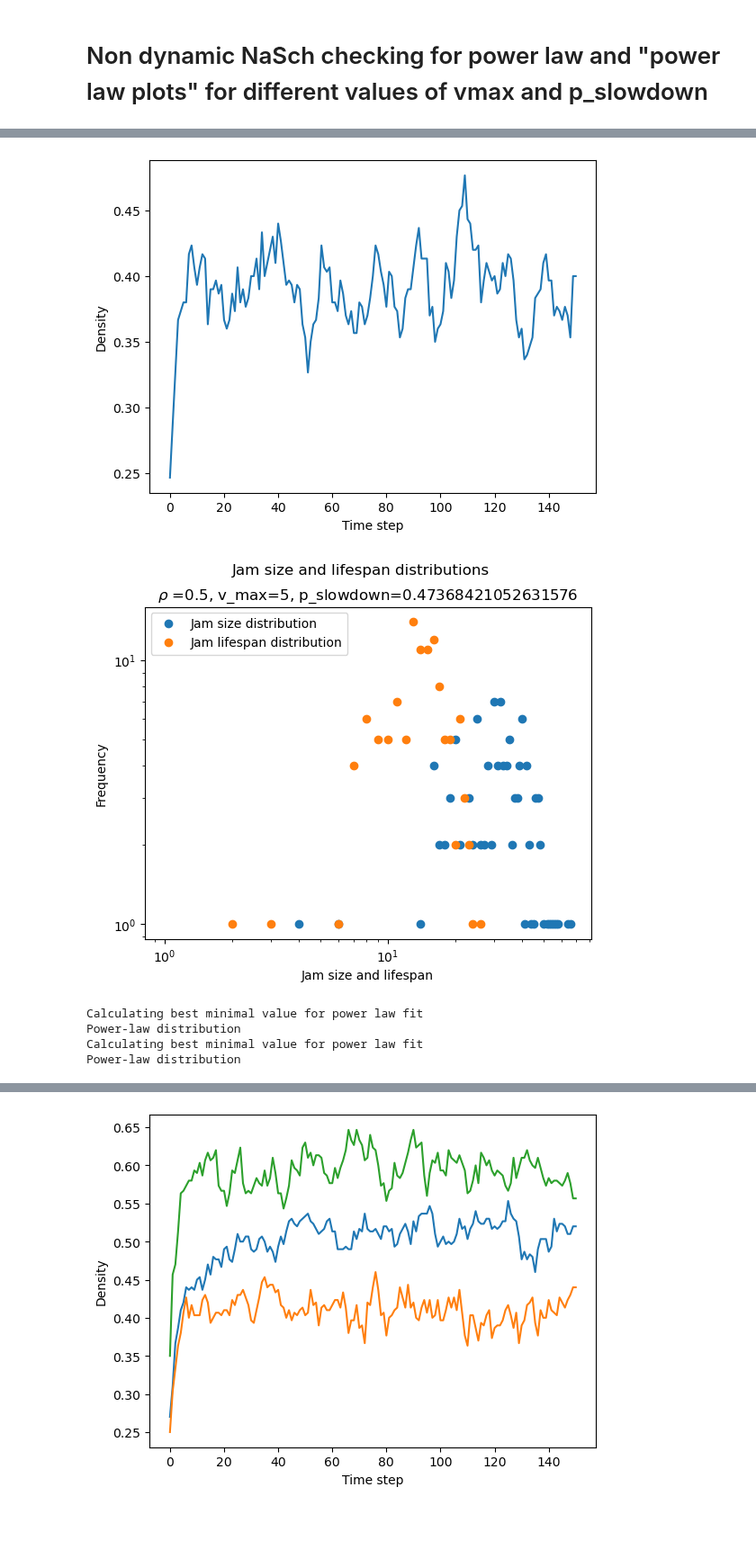
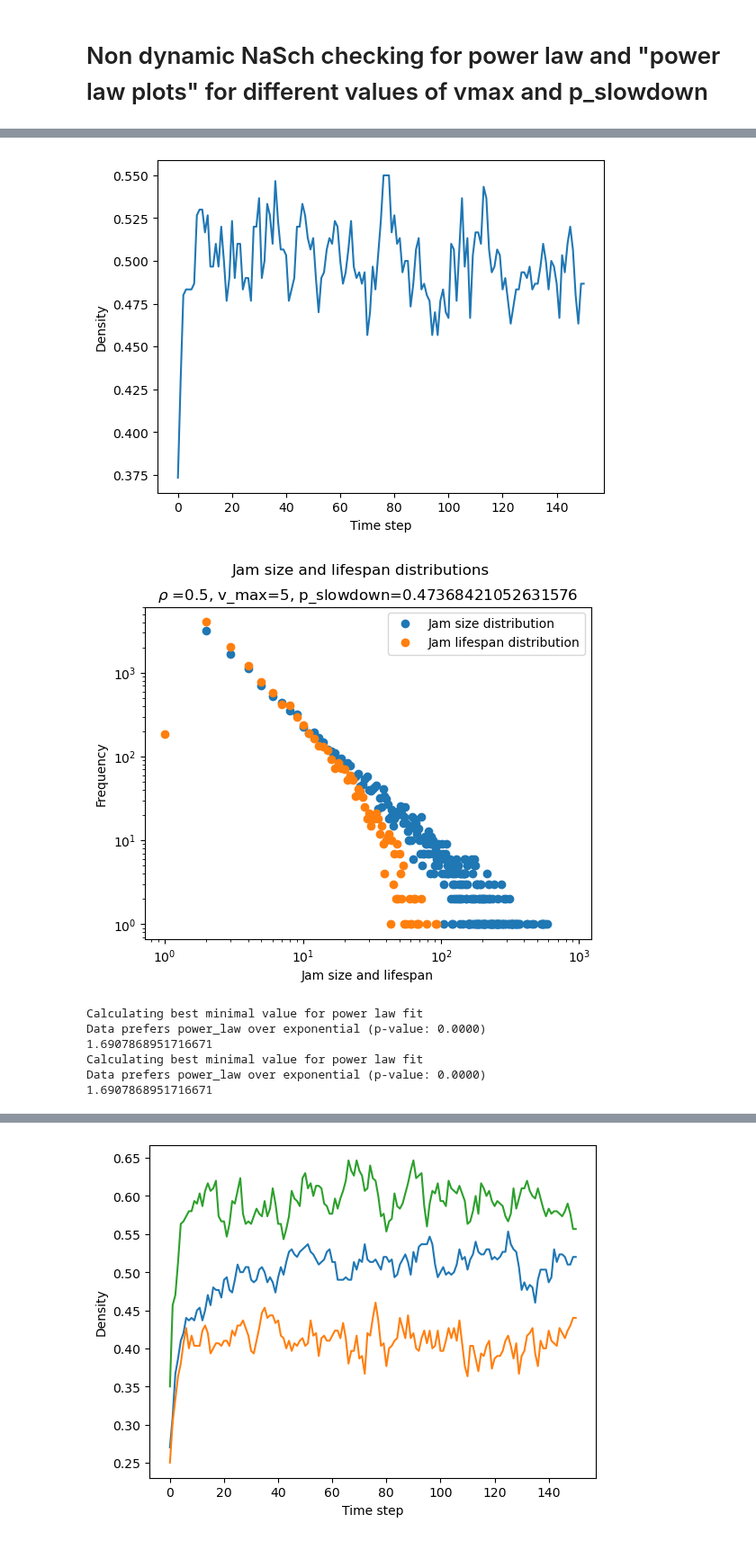
Before and after one commit to ThomasTenDamme/CSS-Group1, a Jupyter notebook: caros_notebook.ipynb, the cells around one changed output, grey strips where cells are left out. Shown at 90% size. Drawn from its saved outputs; the diff is of its cells as text; code cells hidden in the pictures.

Commit message:
Analyze powerlaw in traffic jam size and lifespan

```diff
--- a/caros_notebook.ipynb
+++ b/caros_notebook.ipynb
@@ -99,23 +101,22 @@ def analyze_powerlaw_distribution(data):
     fit = powerlaw.Fit(data, discrete=True)
 
     #Goodness of fit using the Kolmogorov-Smirnov test for power-law vs. exponential
-    ks_stat, ks_p_value = fit.distribution_compare('power_law', 'exponential', normalized_ratio=True)
+    distr1 = "power_law"
+    distr2 = "exponential"
+    ks_stat, ks_p_value = fit.distribution_compare(distr1, distr2, normalized_ratio=True)
+    exponent = fit.power_law.alpha
+
 
     # Analyze the fit and return the result
-    if ks_p_value < 0.05:
-        # Reject the null hypothesis (data is unlikely to be power-law distributed)
-        result = "Not a power-law distribution"
+    if ks_stat > 0:
+        # R log likelihood was positive, so data prefers power-law distribution
+        result = f"Data prefers {distr1} over {distr2} (p-value: {ks_p_value:.4f})"
 
-        # Check for alternative distribution (exponential)
-        if fit.power_law.alpha is not None:
-            result += f" (Exponential fit p-value: {ks_p_value:.4f})"
-        else:
-            result += " (No alternative distribution fit available)"
     else:
-        # Accept the null hypothesis (data is likely to be power-law distributed)
-        result = "Power-law distribution"
+        # R log likelihood was negative, so data prefers exponential distribution
+        result = f"Data prefers {distr2} over {distr1} (p-value: {ks_p_value:.4f})"
 
-    return result
+    return result, exponent
 # %% [markdown]
 # Example of how to use the function analyze_powerlaw_distribution
 # %%
@@ -251,8 +254,8 @@ p_slowdown = 0.47368421052631576
 v_max = 5
 
 # Dynamic parameters
-neighbourhood_size = 3
-entry_chance = 0.1
+neighbourhood_size = 30
+entry_chance = 0.2
 exit_chance = 0.2
 
 current_state = initial_state_nasch(L=L, p=p, v_max=v_max)
@@ -293,9 +296,10 @@ plt.ylabel('Frequency')
 plt.suptitle('Jam size and lifespan distributions')
 plt.show()
 
-result_jam_test = analyze_powerlaw_distribution(list(jam_size_counter.elements()))
-print(result_jam_test) #print result of power law test
-
+result, exponent = analyze_powerlaw_distribution(list(jam_size_counter.elements()))
+print(result) #print result of power law test
+print(exponent)
 result_lifespan_test = analyze_powerlaw_distribution(list(lifespan_counter.elements()))
-print(result_lifespan_test) #print result of power law test
+print(result) #print result of power law test
+print(exponent)
 # %% [output]
@@ -303,6 +307,8 @@ print(result_lifespan_test) #print result of power law test
-[figure, old version]
+[figure, new version]
-[figure, old version]
+[figure, new version]
 Calculating best minimal value for power law fit
-Power-law distribution
+Data prefers power_law over exponential (p-value: 0.0000)
+1.6907868951716671
 Calculating best minimal value for power law fit
-Power-law distribution
+Data prefers power_law over exponential (p-value: 0.0000)
+1.6907868951716671
```
Also changed, not shown: parts of 8 cells of this notebook.
